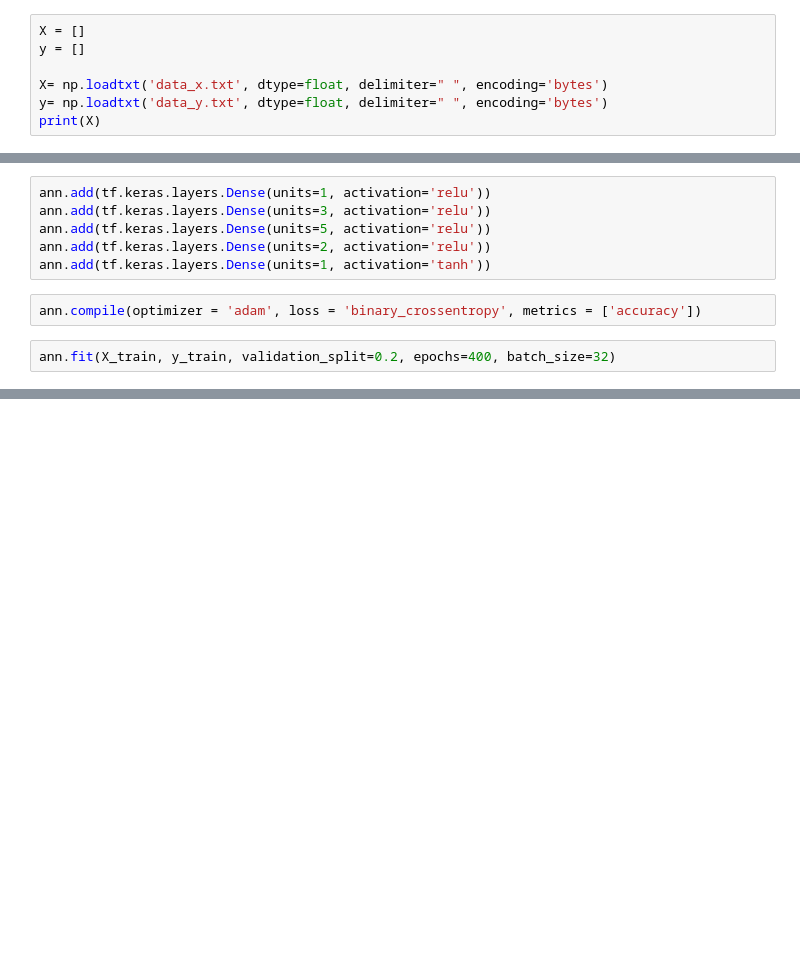
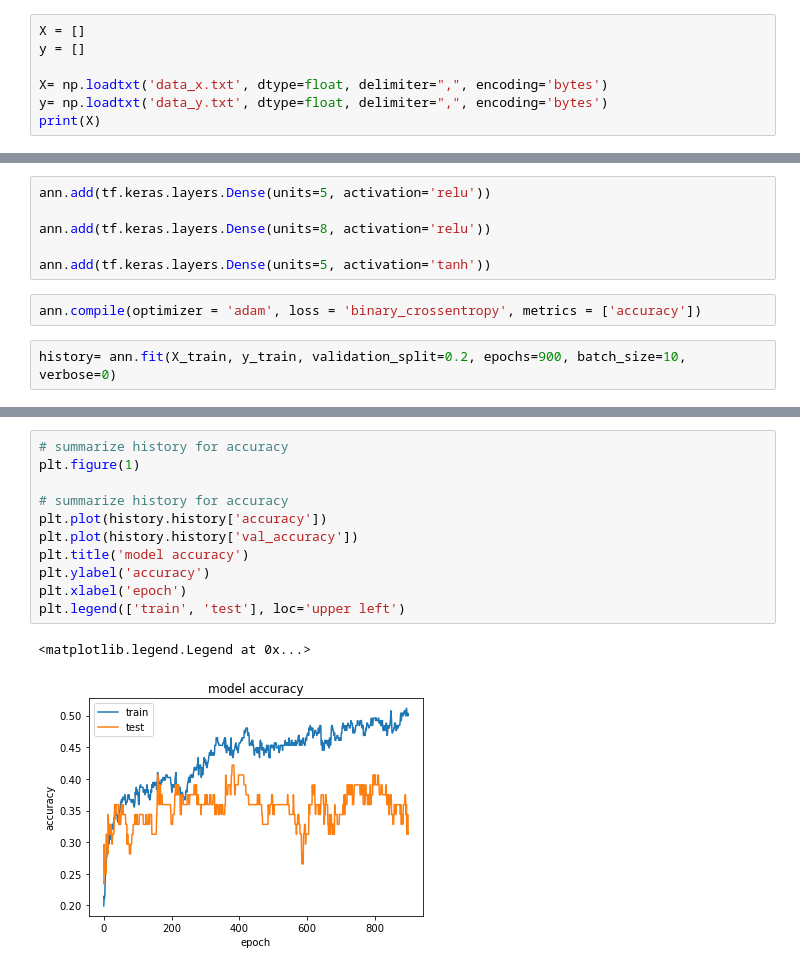
Before and after one commit to SarahToscano/DeepLearning, a Jupyter notebook: Lista 1/Questão - 2/Questão 2-b.ipynb, the cells around one changed output, grey strips where cells are left out. Drawn from its saved outputs; the diff is of its cells as text; blank space fills up the shorter version.

Commit message:
0.45 accuracy

```diff
--- a/Lista 1/Questão - 2/Questão 2-b.ipynb
+++ b/Lista 1/Questão - 2/Questão 2-b.ipynb
@@ -22,7 +21,7 @@ import matplotlib.pyplot as plt
 X = []
 y = []
 
-X= np.loadtxt('data_x.txt', dtype=float, delimiter=" ", encoding='bytes')
-y= np.loadtxt('data_y.txt', dtype=float, delimiter=" ", encoding='bytes')
+X= np.loadtxt('data_x.txt', dtype=float, delimiter=",", encoding='bytes')
+y= np.loadtxt('data_y.txt', dtype=float, delimiter=",", encoding='bytes')
 print(X)
 # %% [output]
@@ -63,14 +47,14 @@ array=[0.58541796 2.35046826 3.7313353  3.17833189 3.57759911 0.47561558
 # %%
 ann = tf.keras.models.Sequential()
 # %%
-ann.add(tf.keras.layers.Dense(units=1, activation='relu'))
-ann.add(tf.keras.layers.Dense(units=3, activation='relu'))
 ann.add(tf.keras.layers.Dense(units=5, activation='relu'))
-ann.add(tf.keras.layers.Dense(units=2, activation='relu'))
-ann.add(tf.keras.layers.Dense(units=1, activation='tanh'))
+
+ann.add(tf.keras.layers.Dense(units=8, activation='relu'))
+
+ann.add(tf.keras.layers.Dense(units=5, activation='tanh'))
 # %%
 ann.compile(optimizer = 'adam', loss = 'binary_crossentropy', metrics = ['accuracy'])
 # %%
-ann.fit(X_train, y_train, validation_split=0.2, epochs=400, batch_size=32)
+history= ann.fit(X_train, y_train, validation_split=0.2, epochs=900, batch_size=10, verbose=0)
 # %%
 y_pred = ann.predict(X_test)
@@ -77,0 +73,14 @@ y_pred = (y_pred > 0.5)
+# %%
+# summarize history for accuracy
+plt.figure(1)
+
+# summarize history for accuracy
+plt.plot(history.history['accuracy'])
+plt.plot(history.history['val_accuracy'])
+plt.title('model accuracy')
+plt.ylabel('accuracy')
+plt.xlabel('epoch')
+plt.legend(['train', 'test'], loc='upper left')
+# %% [output]
+<matplotlib.legend.Legend at 0x...>
+[figure, added]
```
Also changed, not shown: parts of 5 cells of this notebook, 4 other files.
